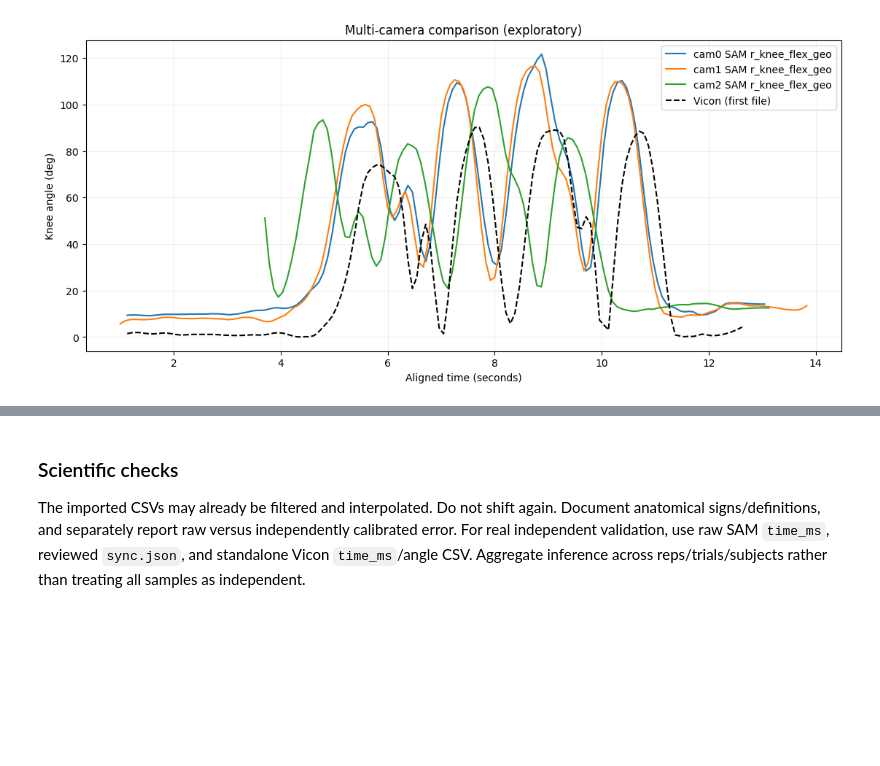
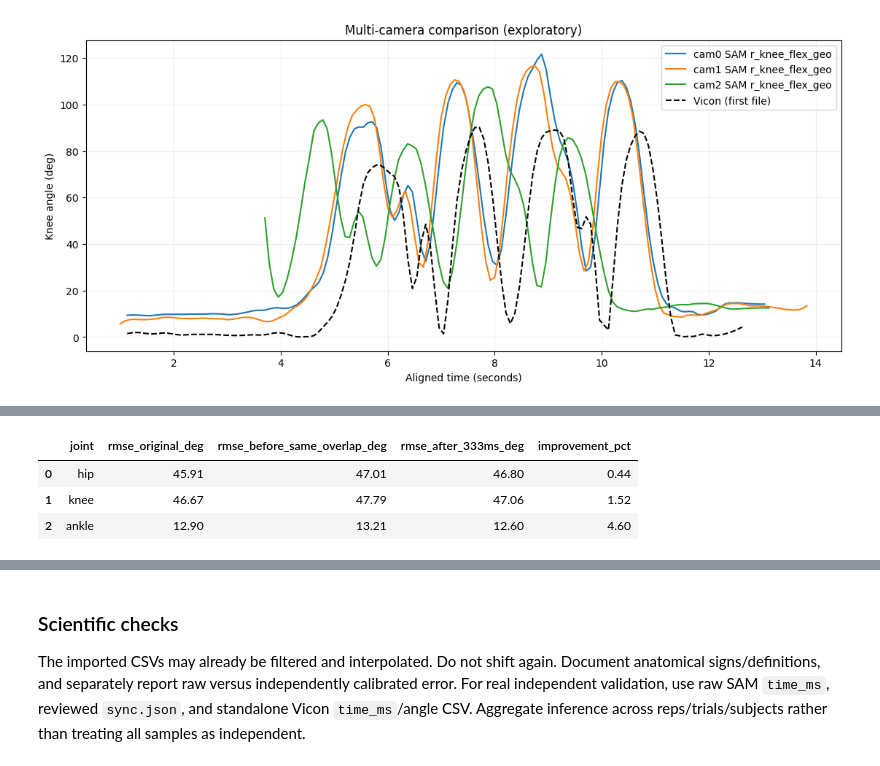
Before and after one commit to tdjohnson1987/markerless_sam, a Jupyter notebook: notebooks/04_validation.ipynb, the cells around one changed output, grey strips where cells are left out. Saved outputs shown, nothing was run; the diff lists cells and outputs as text; code cells hidden in the pictures; blank space fills up the shorter version.

```diff
--- a/notebooks/04_validation.ipynb
+++ b/notebooks/04_validation.ipynb
@@ -163,0 +325,60 @@ if len(files) >= 2:
+# %%
+# --------------------------------------------------
+# Quantify RMSE improvement with diagnostic shift in ms
+
+STATIC_MS = 1000.0
+
+t = df["time_ms_aligned"].to_numpy(dtype=float)
+
+results = []
+
+for joint in ("hip", "knee", "ankle"):
+    v = df[f"vicon_{joint}_flex"].to_numpy(dtype=float)
+    s = df[f"r_{joint}_flex_geo"].to_numpy(dtype=float)
+
+    valid = np.isfinite(t) & np.isfinite(v) & np.isfinite(s)
+
+    tv, vv, ss = t[valid], v[valid], s[valid]
+
+    static = tv <= tv[0] + STATIC_MS
+
+    vv = vv - np.median(vv[static])
+    ss = ss - np.median(ss[static])
+
+    rmse_original = np.sqrt(np.mean((ss - vv) ** 2))
+
+    # SAM(t) plotted at t + SHIFT_MS, evaluated on Vicon timestamps
+    sam_shifted = np.interp(
+        tv - DIAGNOSTIC_SHIFT_S * 1000,  # Convert seconds to milliseconds
+        tv,
+        ss,
+        left=np.nan,
+        right=np.nan
+    )
+
+    overlap = np.isfinite(sam_shifted)
+
+    # Fair comparison: calculate both RMSEs over identical overlap
+    rmse_before = np.sqrt(
+        np.mean((ss[overlap] - vv[overlap]) ** 2)
+    )
+    rmse_after = np.sqrt(
+        np.mean((sam_shifted[overlap] - vv[overlap]) ** 2)
+    )
+
+    results.append({
+        "joint": joint,
+        "rmse_original_deg": rmse_original,
+        "rmse_before_same_overlap_deg": rmse_before,
+        "rmse_after_333ms_deg": rmse_after,
+        "improvement_pct": 100 * (
+            rmse_before - rmse_after
+        ) / rmse_before
+    })
+
+display(pd.DataFrame(results).round(2))
+# %% [output]
+|  | joint | rmse_original_deg | rmse_before_same_overlap_deg | rmse_after_333ms_deg | improvement_pct |
+| 0 | hip | 45.91 | 47.01 | 46.80 | 0.44 |
+| 1 | knee | 46.67 | 47.79 | 47.06 | 1.52 |
+| 2 | ankle | 12.90 | 13.21 | 12.60 | 4.60 |
```
Also changed, not shown: parts of 9 cells of this notebook, 7 other files.
